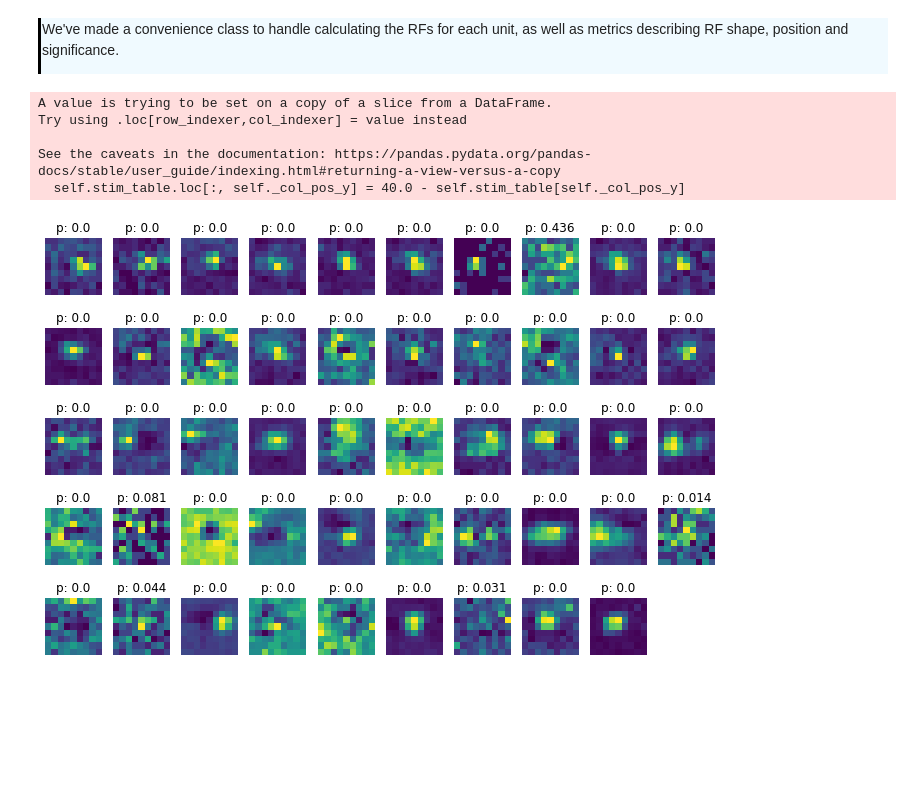
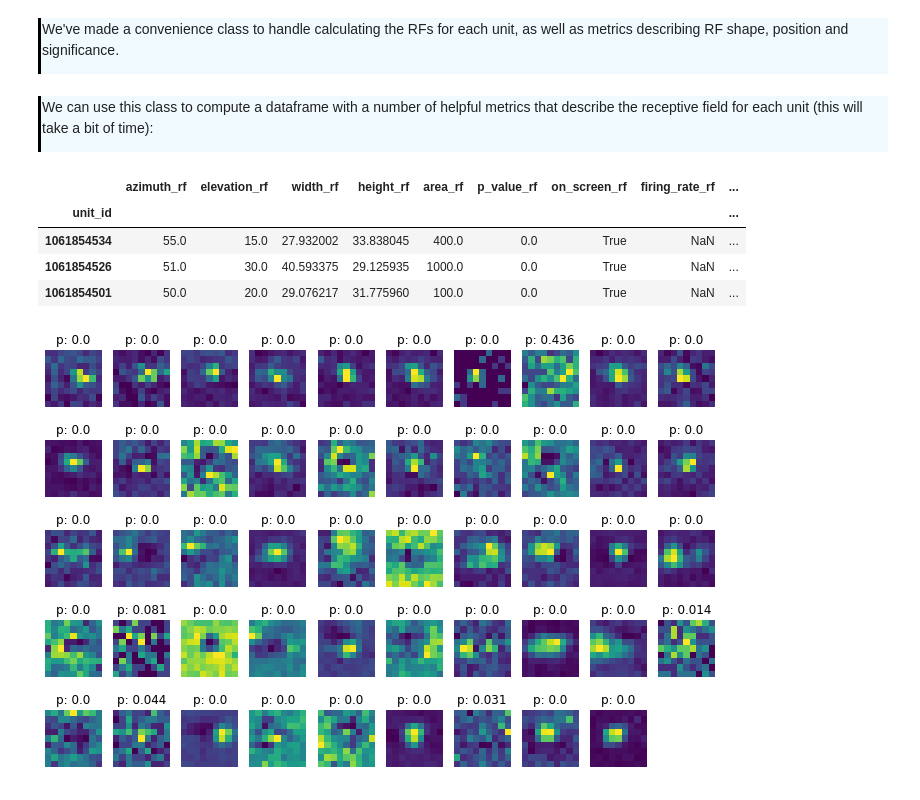
Before and after one commit to AllenInstitute/swdb_2022, a Jupyter notebook: Organizers/VBN_SWDB_2022.ipynb, the cells around one changed output. Saved outputs shown, nothing was run; the diff lists cells and outputs as text; code cells hidden in the pictures; blank space fills up the shorter version.

Commit message:
fix typos, add some xarray indexing examples

```diff
--- a/Organizers/VBN_SWDB_2022.ipynb
+++ b/Organizers/VBN_SWDB_2022.ipynb
@@ -402,13 +402,19 @@ We've made a convenience class to handle calculating the RFs for each unit, as w
 from receptive_field_mapping import ReceptiveFieldMapping_VBN
 
 rf = ReceptiveFieldMapping_VBN(session, filter={'structure_acronym':'VISp'})
-rf_metrics = rf.metrics
-# %% [output]
-A value is trying to be set on a copy of a slice from a DataFrame.
-Try using .loc[row_indexer,col_indexer] = value instead
-
-See the caveats in the documentation: https://pandas.pydata.org/pandas-docs/stable/user_guide/indexing.html#returning-a-view-versus-a-copy
-  self.stim_table.loc[:, self._col_pos_y] = 40.0 - self.stim_table[self._col_pos_y]
+# %% [markdown]
+<div style="border-left: 3px solid #000; padding: 1px; padding-left: 10px; background: #F0FAFF; ">
+
+We can use this class to compute a dataframe with a number of helpful metrics that describe the receptive field for each unit (this will take a bit of time):
+# %%
+rf_metrics = rf.metrics
+rf_metrics.head(3)
+# %% [output]
+|  | azimuth_rf | elevation_rf | width_rf | height_rf | area_rf | p_value_rf | on_screen_rf | firing_rate_rf | ... |
+| unit_id |  |  |  |  |  |  |  |  | ... |
+| 1061854534 | 55.0 | 15.0 | 27.932002 | 33.838045 | 400.0 | 0.0 | True | NaN | ... |
+| 1061854526 | 51.0 | 30.0 | 40.593375 | 29.125935 | 1000.0 | 0.0 | True | NaN | ... |
+| 1061854501 | 50.0 | 20.0 | 29.076217 | 31.775960 | 100.0 | 0.0 | True | NaN | ... |
 # %%
 fig, axes = plt.subplots(int(len(area_units)/10)+1, 10)
 fig.set_size_inches(12, 8)
```
Also changed, not shown: parts of 21 cells of this notebook.
